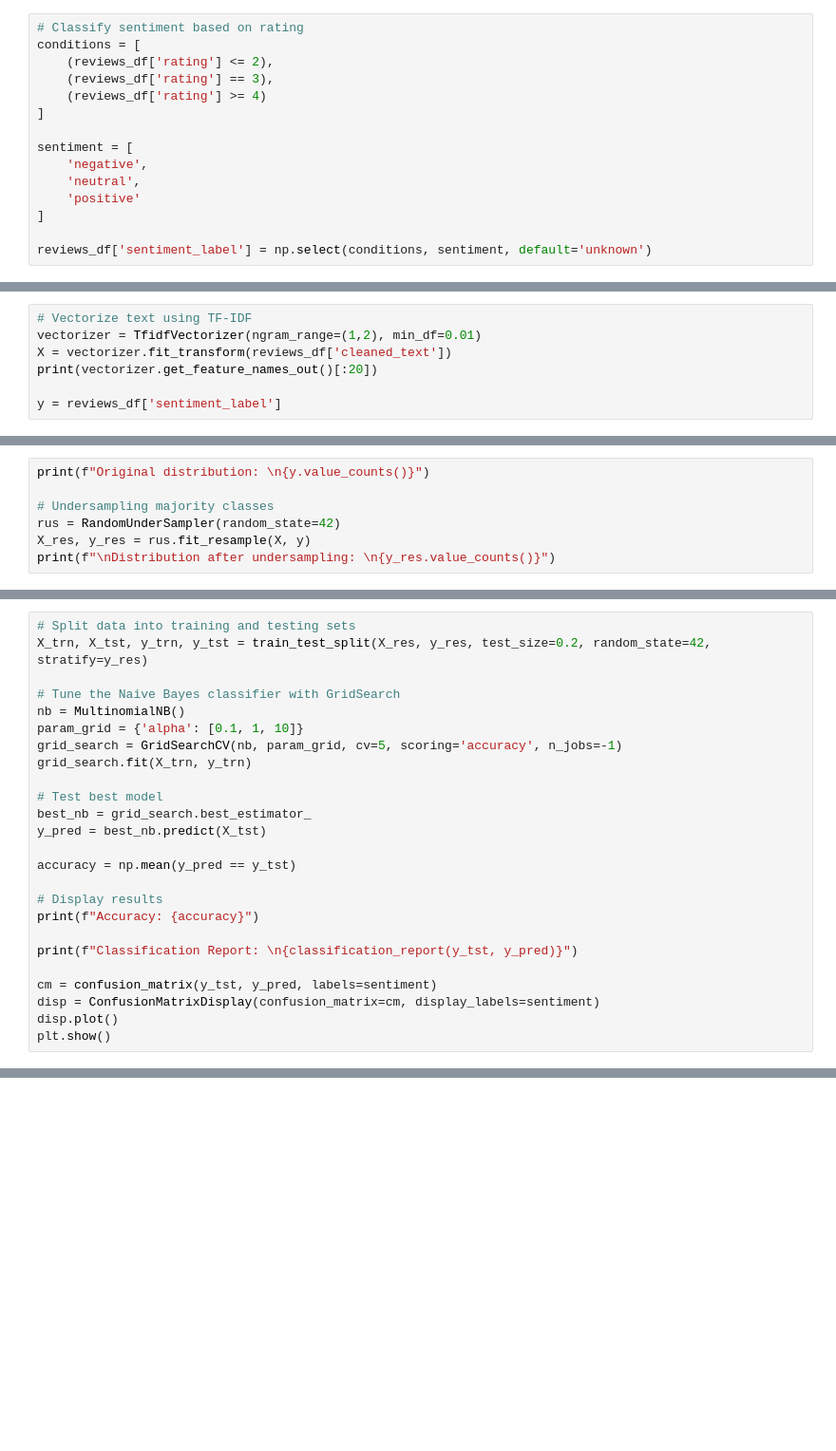
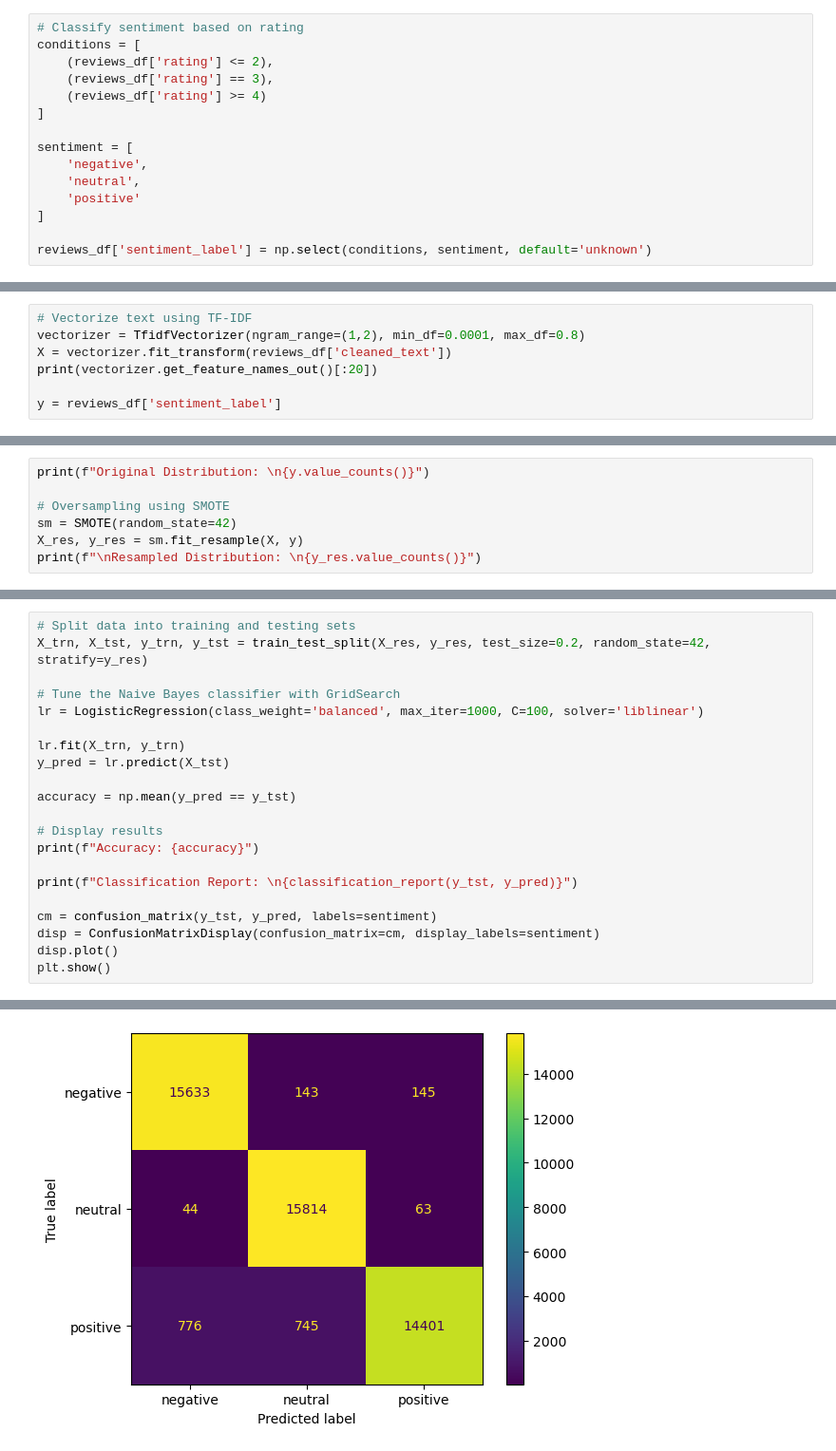
Before and after one commit to KevinRichard1/IntroML-FinalProject, a Jupyter notebook: final_project.ipynb, the cells around one changed output, grey strips where cells are left out. Shown: that part at 95% size. Saved outputs shown, nothing was run; the diff lists cells and outputs as text; blank space fills up the shorter version.

Commit message:
Switched to Logistic Regression model

```diff
--- a/final_project.ipynb
+++ b/final_project.ipynb
@@ -70,6 +102,6 @@ print(reviews_df[['cleaned_text', 'sentiment_label']].head())
 # %%
 # Vectorize text using TF-IDF
-vectorizer = TfidfVectorizer(ngram_range=(1,2), min_df=0.01)
+vectorizer = TfidfVectorizer(ngram_range=(1,2), min_df=0.0001, max_df=0.8)
 X = vectorizer.fit_transform(reviews_df['cleaned_text'])
 print(vectorizer.get_feature_names_out()[:20])
 
@@ -77,7 +113,7 @@ y = reviews_df['sentiment_label']
 # %%
-print(f"Original distribution: \n{y.value_counts()}")
+print(f"Original Distribution: \n{y.value_counts()}")
 
-# Undersampling majority classes
-rus = RandomUnderSampler(random_state=42)
-X_res, y_res = rus.fit_resample(X, y)
-print(f"\nDistribution after undersampling: \n{y_res.value_counts()}")
+# Oversampling using SMOTE
+sm = SMOTE(random_state=42)
+X_res, y_res = sm.fit_resample(X, y)
+print(f"\nResampled Distribution: \n{y_res.value_counts()}")
@@ -86,14 +136,10 @@ print(f"\nDistribution after undersampling: \n{y_res.value_counts()}")
 X_trn, X_tst, y_trn, y_tst = train_test_split(X_res, y_res, test_size=0.2, random_state=42, stratify=y_res)
 
 # Tune the Naive Bayes classifier with GridSearch
-nb = MultinomialNB()
-param_grid = {'alpha': [0.1, 1, 10]}
-grid_search = GridSearchCV(nb, param_grid, cv=5, scoring='accuracy', n_jobs=-1)
-grid_search.fit(X_trn, y_trn)
+lr = LogisticRegression(class_weight='balanced', max_iter=1000, C=100, solver='liblinear')
 
-# Test best model
-best_nb = grid_search.best_estimator_
-y_pred = best_nb.predict(X_tst)
+lr.fit(X_trn, y_trn)
+y_pred = lr.predict(X_tst)
 
 accuracy = np.mean(y_pred == y_tst)
 
@@ -106,3 +152,4 @@ cm = confusion_matrix(y_tst, y_pred, labels=sentiment)
 disp = ConfusionMatrixDisplay(confusion_matrix=cm, display_labels=sentiment)
 disp.plot()
 plt.show()
+# %% [output]
@@ -108,0 +167 @@ plt.show()
+[figure, added]
```
Also changed, not shown: parts of 7 cells of this notebook.
